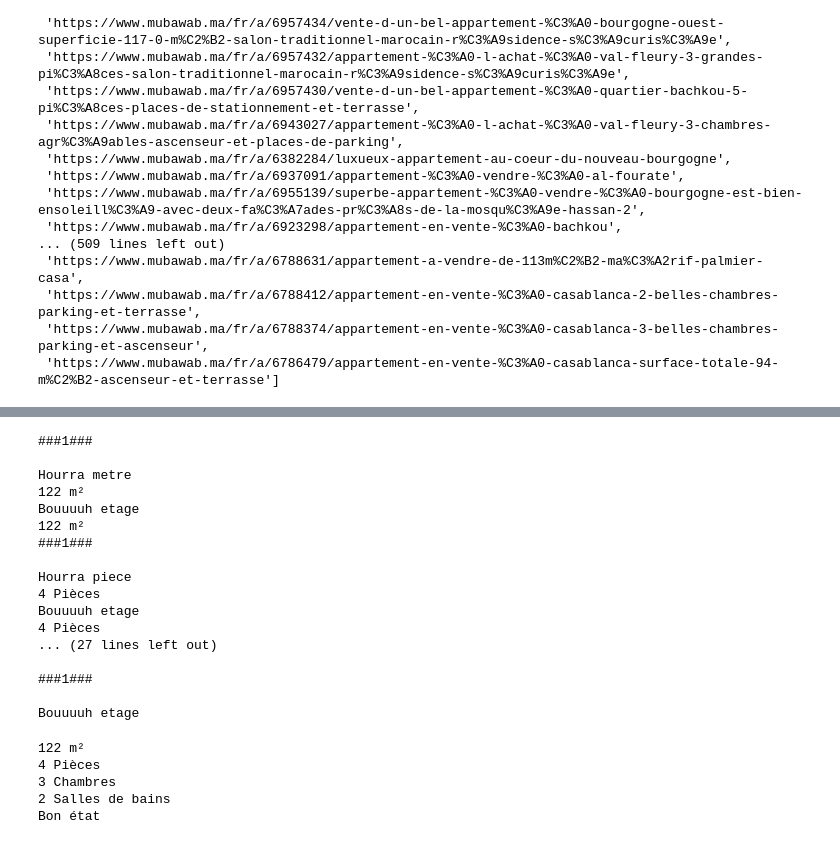
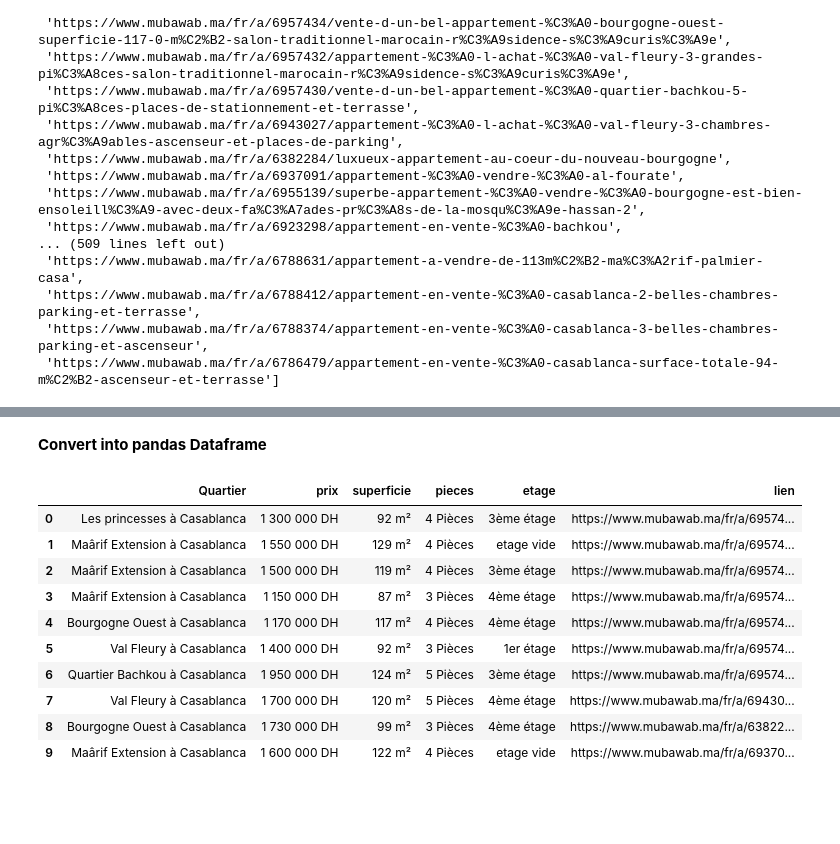
Before and after one commit to chikoungoun/Scraping, a Jupyter notebook: Logement/Content Scraping - Mubawab.ipynb, the cells around one changed output, grey strips where cells are left out. Cells and saved outputs as stored; diff of their text form; code cells hidden in the pictures; blank space fills up the shorter version.

Commit message:
Generate the pandas Dataframe

```diff
--- a/Logement/Content Scraping - Mubawab.ipynb
+++ b/Logement/Content Scraping - Mubawab.ipynb
@@ -77,7 +77,7 @@ for i in links[:10]:
                 print(j.text)
                 etage = j.text
 
-        t = (i,titre.text,prix.text,superficie,pieces,etage)
+        t = (titre.text,prix.text,superficie,pieces,etage,i)
         print(t)
         houses.append(t)
 
@@ -157,43 +122,2 @@ tags
-# %%
-c = 0
-for j in tags:
-    print('###'+str(c + 1)+'###\n')
-    if 'm²' in j.text:
-        print('Hourra metre')
-        print(j.text)
-    if 'Pièces' in j.text:
-        print('Hourra piece')
-        print(j.text)
-    if 'étage' in j.text:
-        print('Hourra etage')
-        print(j.text)
-    if 'étage' not in j.text:
-        print('Bouuuuh etage')
-        print(j.text)
-# %% [output]
-###1###
-
-Hourra metre
-122 m²
-Bouuuuh etage
-122 m²
-###1###
-
-Hourra piece
-4 Pièces
-Bouuuuh etage
-4 Pièces
-... (27 lines left out)
-
-###1###
-
-Bouuuuh etage
-# %%
-for j in tags:
-    print(j.text)
-# %% [output]
-122 m²
-4 Pièces
-3 Chambres
-2 Salles de bains
-Bon état
+# %% [markdown]
+**Convert into pandas Dataframe**
@@ -199,0 +127,16 @@ Bon état
+# %%
+df = pd.DataFrame(houses,columns=['Quartier','prix','superficie','pieces','etage','lien'])
+# %%
+df
+# %% [output]
+|  | Quartier | prix | superficie | pieces | etage | lien |
+| 0 | Les princesses à Casablanca | 1 300 000 DH | 92 m² | 4 Pièces | 3ème étage | https://www.mubawab.ma/fr/a/69574... |
+| 1 | Maârif Extension à Casablanca | 1 550 000 DH | 129 m² | 4 Pièces | etage vide | https://www.mubawab.ma/fr/a/69574... |
+| 2 | Maârif Extension à Casablanca | 1 500 000 DH | 119 m² | 4 Pièces | 3ème étage | https://www.mubawab.ma/fr/a/69574... |
+| 3 | Maârif Extension à Casablanca | 1 150 000 DH | 87 m² | 3 Pièces | 4ème étage | https://www.mubawab.ma/fr/a/69574... |
+| 4 | Bourgogne Ouest à Casablanca | 1 170 000 DH | 117 m² | 4 Pièces | 4ème étage | https://www.mubawab.ma/fr/a/69574... |
+| 5 | Val Fleury à Casablanca | 1 400 000 DH | 92 m² | 3 Pièces | 1er étage | https://www.mubawab.ma/fr/a/69574... |
+| 6 | Quartier Bachkou à Casablanca | 1 950 000 DH | 124 m² | 5 Pièces | 3ème étage | https://www.mubawab.ma/fr/a/69574... |
+| 7 | Val Fleury à Casablanca | 1 700 000 DH | 120 m² | 5 Pièces | 4ème étage | https://www.mubawab.ma/fr/a/69430... |
+| 8 | Bourgogne Ouest à Casablanca | 1 730 000 DH | 99 m² | 3 Pièces | 4ème étage | https://www.mubawab.ma/fr/a/63822... |
+| 9 | Maârif Extension à Casablanca | 1 600 000 DH | 122 m² | 4 Pièces | etage vide | https://www.mubawab.ma/fr/a/69370... |
```
Also changed, not shown: parts of 11 cells of this notebook.
